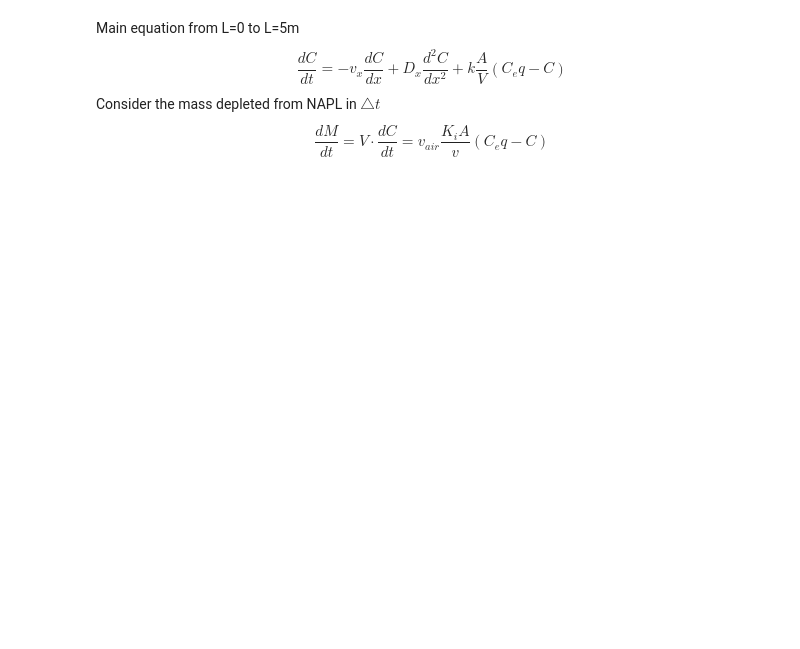
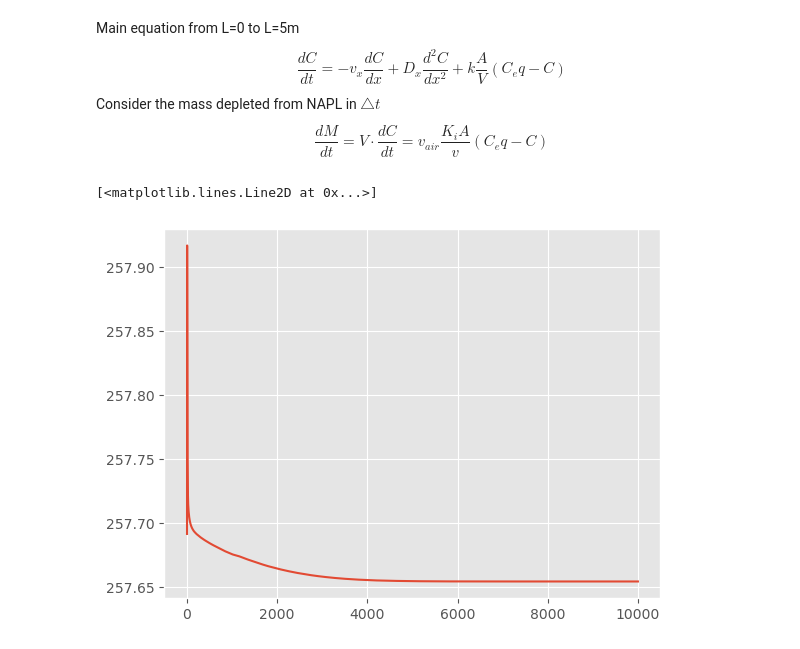
Before and after one commit to sebastianibam002/bioremediation, a Jupyter notebook: bioremediation_analysis.ipynb, the cells around one changed output. Cells and saved outputs as stored; diff of their text form; code cells hidden in the pictures; blank space fills up the shorter version.

```diff
--- a/bioremediation_analysis.ipynb
+++ b/bioremediation_analysis.ipynb
@@ -193,0 +182,5 @@ for t in range(total_time_points - 1):
+# %%
+plt.plot(np.mean(tce_mass_mat, axis=0))
+# %% [output]
+[<matplotlib.lines.Line2D at 0x...>]
+[figure, added]
```
Also changed, not shown: parts of 30 cells of this notebook.
